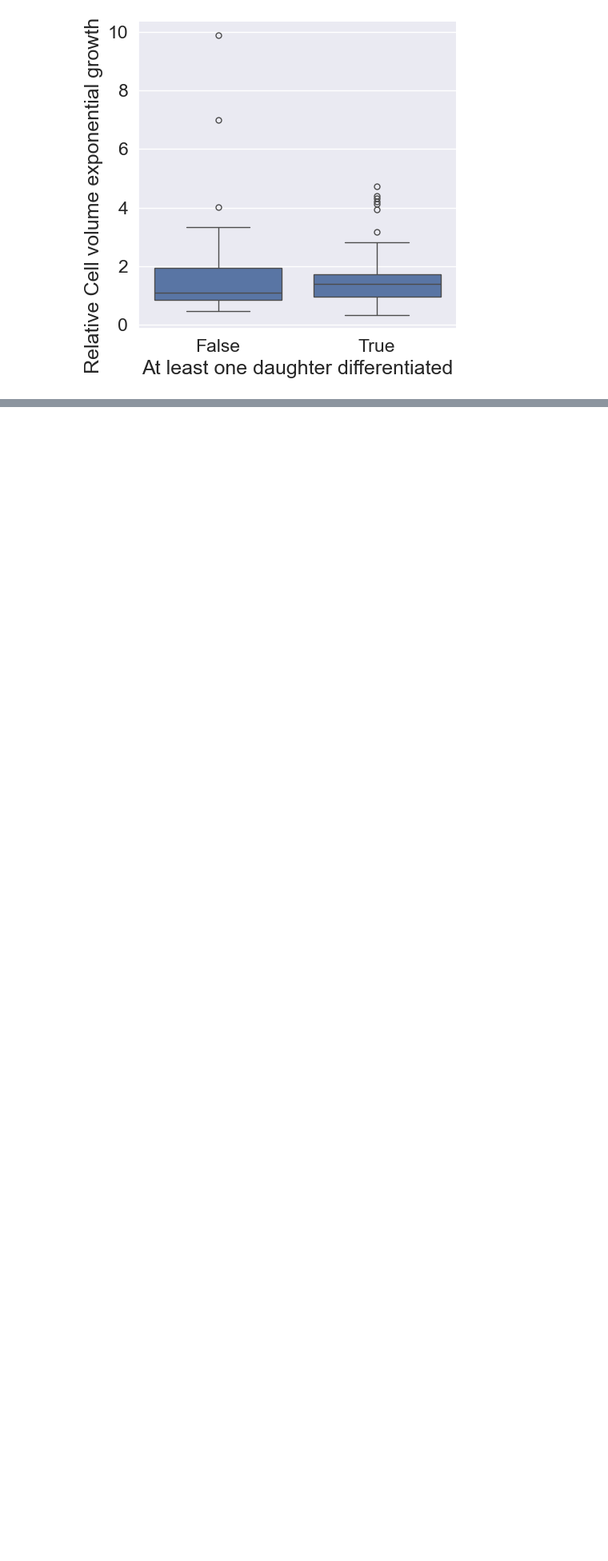
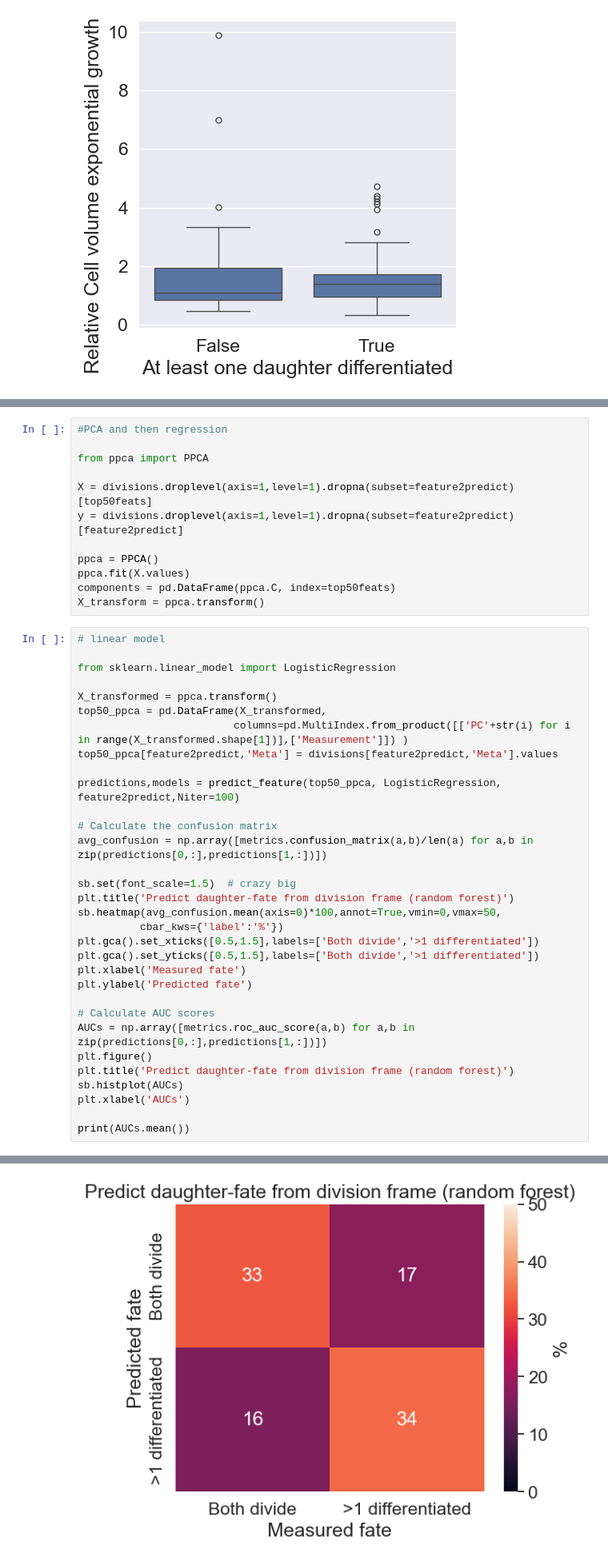
Before and after one commit to xies/mouse_skin_size_control, a Jupyter notebook: 2025_lineage_analysis/notebooks/RF_classify_division.ipynb, the cells around one changed output, grey strips where cells are left out. Shown at 80% size. Saved outputs shown, nothing was run; the diff lists cells and outputs as text; blank space fills up the shorter version.

```diff
--- a/2025_lineage_analysis/notebooks/RF_classify_division.ipynb
+++ b/2025_lineage_analysis/notebooks/RF_classify_division.ipynb
@@ -163,0 +178,45 @@ print(ttest_from_groupby(divisions.droplevel(axis=1,level=1),field2group=feature
+# %%
+#PCA and then regression
+
+from ppca import PPCA
+
+X = divisions.droplevel(axis=1,level=1).dropna(subset=feature2predict)[top50feats]
+y = divisions.droplevel(axis=1,level=1).dropna(subset=feature2predict)[feature2predict]
+
+ppca = PPCA()
+ppca.fit(X.values)
+components = pd.DataFrame(ppca.C, index=top50feats)
+X_transform = ppca.transform()
+# %%
+# linear model
+
+from sklearn.linear_model import LogisticRegression
+
+X_transformed = ppca.transform()
+top50_ppca = pd.DataFrame(X_transformed,
+                         columns=pd.MultiIndex.from_product([['PC'+str(i) for i in range(X_transformed.shape[1])],['Measurement']]) )
+top50_ppca[feature2predict,'Meta'] = divisions[feature2predict,'Meta'].values
+
+predictions,models = predict_feature(top50_ppca, LogisticRegression, feature2predict,Niter=100)
+
+# Calculate the confusion matrix
+avg_confusion = np.array([metrics.confusion_matrix(a,b)/len(a) for a,b in zip(predictions[0,:],predictions[1,:])])
+
+sb.set(font_scale=1.5)  # crazy big
+plt.title('Predict daughter-fate from division frame (random forest)')
+sb.heatmap(avg_confusion.mean(axis=0)*100,annot=True,vmin=0,vmax=50,
+          cbar_kws={'label':'%'})
+plt.gca().set_xticks([0.5,1.5],labels=['Both divide','>1 differentiated'])
+plt.gca().set_yticks([0.5,1.5],labels=['Both divide','>1 differentiated'])
+plt.xlabel('Measured fate')
+plt.ylabel('Predicted fate')
+
+# Calculate AUC scores
+AUCs = np.array([metrics.roc_auc_score(a,b) for a,b in zip(predictions[0,:],predictions[1,:])])
+plt.figure()
+plt.title('Predict daughter-fate from division frame (random forest)')
+sb.histplot(AUCs)
+plt.xlabel('AUCs')
+
+print(AUCs.mean())
+# %% [output]
@@ -163,0 +224 @@ print(ttest_from_groupby(divisions.droplevel(axis=1,level=1),field2group=feature
+[figure, added]
```
Also changed, not shown: parts of 10 cells of this notebook.
